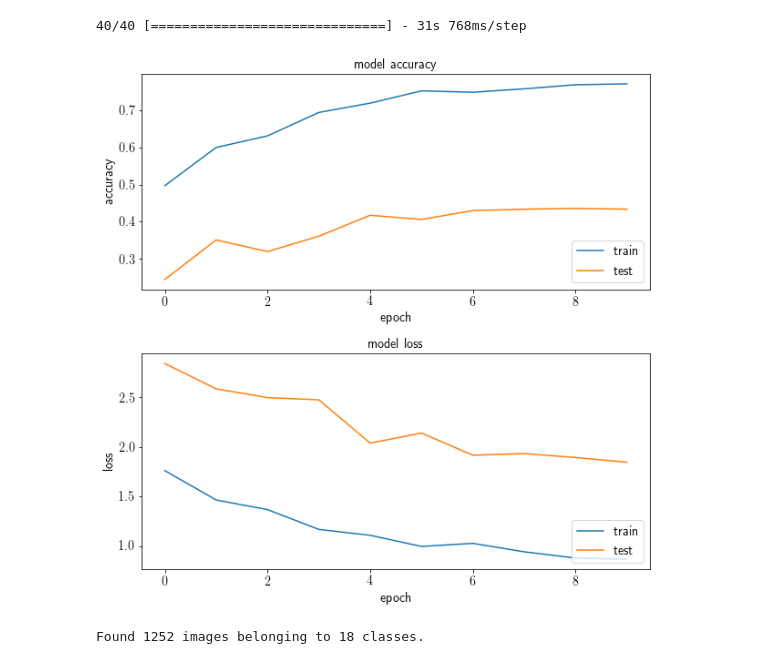
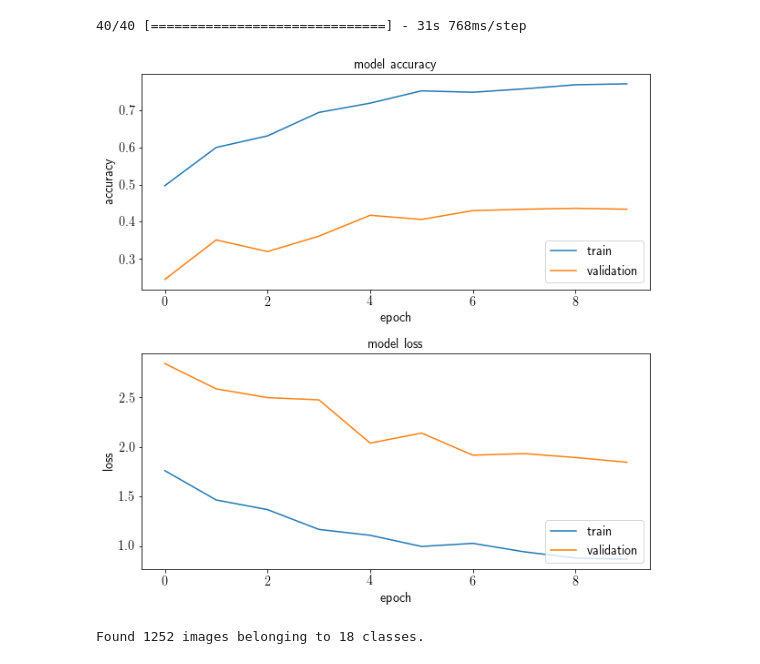
Before and after one commit to Ostyk/vgcc18, a Jupyter notebook: Data_extractor.ipynb, the cells around one changed output. Cells and saved outputs as stored; diff of their text form; code cells hidden in the pictures.

```diff
--- a/Data_extractor.ipynb
+++ b/Data_extractor.ipynb
@@ -299,33 +276,33 @@ import matplotlib.pyplot as plt
 plt.rcParams['text.usetex']=True
 plt.rcParams['text.latex.unicode']=True
 plt.rcParams.update({'legend.fontsize': 'x-large',
           'figure.figsize': (15, 5),
          'axes.labelsize': 'x-large',
          'axes.titlesize':'x-large',
          'xtick.labelsize':'x-large',
          'ytick.labelsize':'x-large'})
 
 
 history = pd.read_csv('training.log')
 plt.figure(figsize=(10,10))
 plt.subplots_adjust(hspace=0.3)
 plt.subplot(211)
 # summarize history for accuracy
 plt.plot(history['acc'])
 plt.plot(history['val_acc'])
 plt.title('model accuracy')
 plt.ylabel('accuracy')
 plt.xlabel('epoch')
-plt.legend(['train', 'test'], loc='lower right')
+plt.legend(['train', 'validation'], loc='lower right')
 #plt.show()
 plt.subplot(212)
 # summarize history for loss
 plt.plot(history['loss'])
 plt.plot(history['val_loss'])
 plt.title('model loss')
 plt.ylabel('loss')
 plt.xlabel('epoch')
-plt.legend(['train', 'test'], loc='lower right')
+plt.legend(['train', 'validation'], loc='lower right')
 plt.show()
 # %% [output]
-[figure, old version]
+[figure, new version]
```
Also changed, not shown: parts of 8 cells of this notebook, 18 other files.
